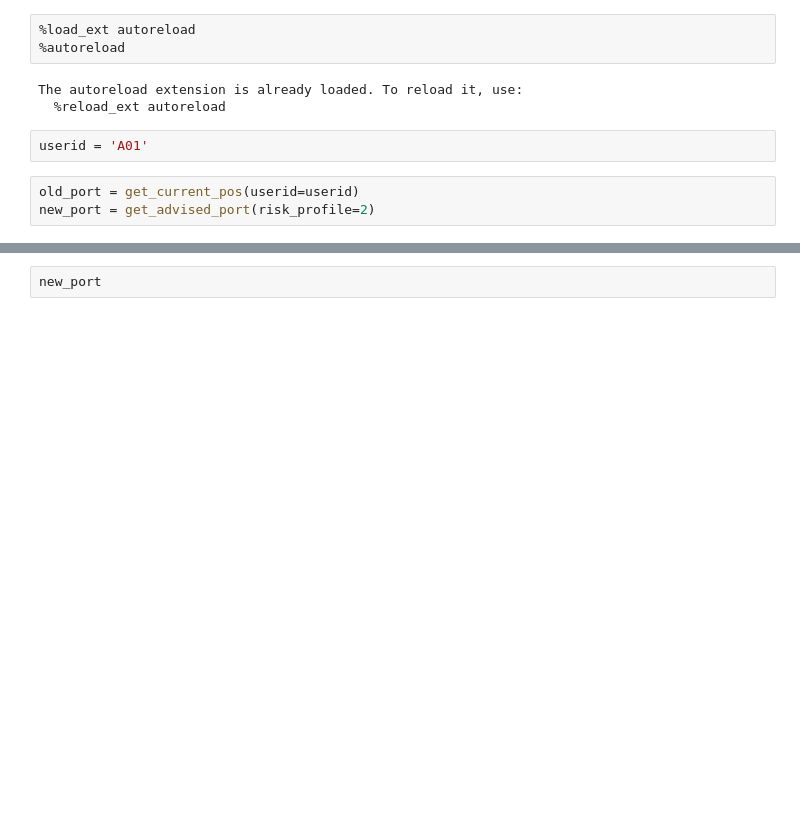
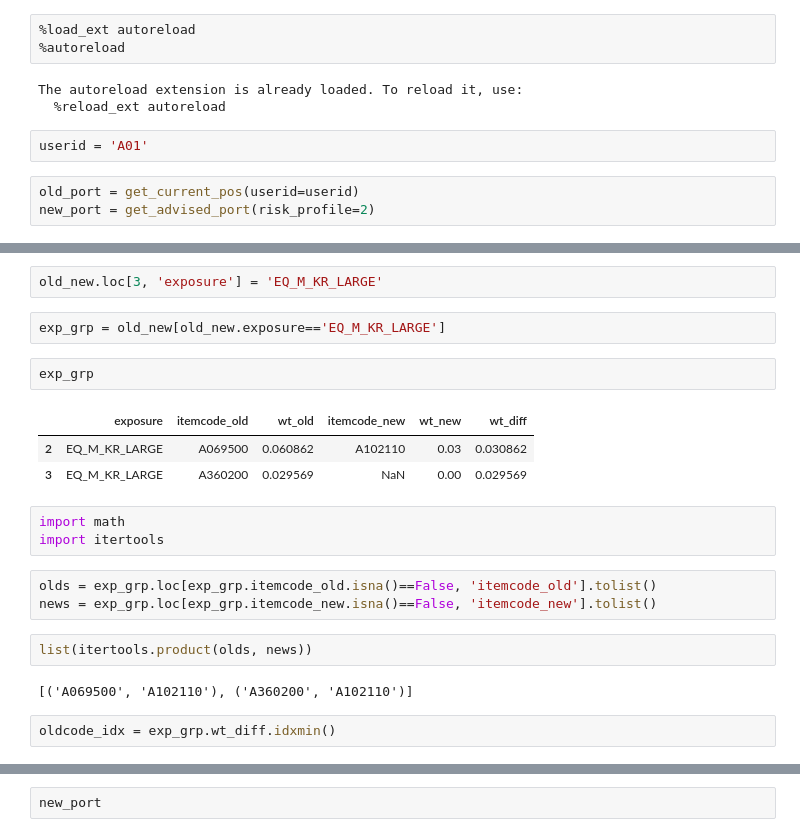
Before and after one commit to my2582/kisra, a Jupyter notebook: src/models/get_ordersheet.ipynb, the cells around one changed output, grey strips where cells are left out. Drawn from its saved outputs; the diff is of its cells as text; blank space fills up the shorter version.

```diff
--- a/src/models/get_ordersheet.ipynb
+++ b/src/models/get_ordersheet.ipynb
@@ -29,0 +24,22 @@ old_port
+# %%
+old_new.loc[3, 'exposure'] = 'EQ_M_KR_LARGE'
+# %%
+exp_grp = old_new[old_new.exposure=='EQ_M_KR_LARGE']
+# %%
+exp_grp
+# %% [output]
+|  | exposure | itemcode_old | wt_old | itemcode_new | wt_new | wt_diff |
+| 2 | EQ_M_KR_LARGE | A069500 | 0.060862 | A102110 | 0.03 | 0.030862 |
+| 3 | EQ_M_KR_LARGE | A360200 | 0.029569 | NaN | 0.00 | 0.029569 |
+# %%
+import math
+import itertools
+# %%
+olds = exp_grp.loc[exp_grp.itemcode_old.isna()==False, 'itemcode_old'].tolist()
+news = exp_grp.loc[exp_grp.itemcode_new.isna()==False, 'itemcode_new'].tolist()
+# %%
+list(itertools.product(olds, news))
+# %% [output]
+[('A069500', 'A102110'), ('A360200', 'A102110')]
+# %%
+oldcode_idx = exp_grp.wt_diff.idxmin()
```
Also changed, not shown: parts of 34 cells of this notebook, 8 other files.
